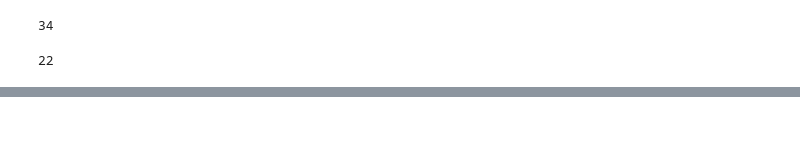
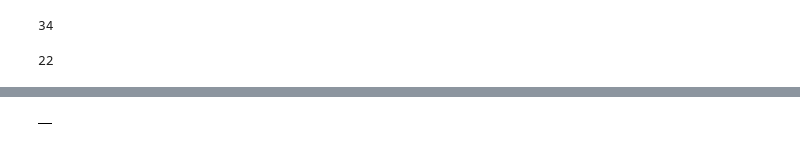
Before and after one commit to FelixDobro/Curriculum, a Jupyter notebook: dungeon.ipynb, the cells around one changed output, grey strips where cells are left out. Cells and saved outputs as stored; diff of their text form; code cells hidden in the pictures.

```diff
--- a/dungeon.ipynb
+++ b/dungeon.ipynb
@@ -736,0 +1070,8 @@ plt.show()
+# %%
+import pandas as pd
+
+df = pd.DataFrame(data)
+# %%
+df
+# %% [output]
+|  |
```
Also changed, not shown: parts of 12 cells of this notebook, 9 other files.
